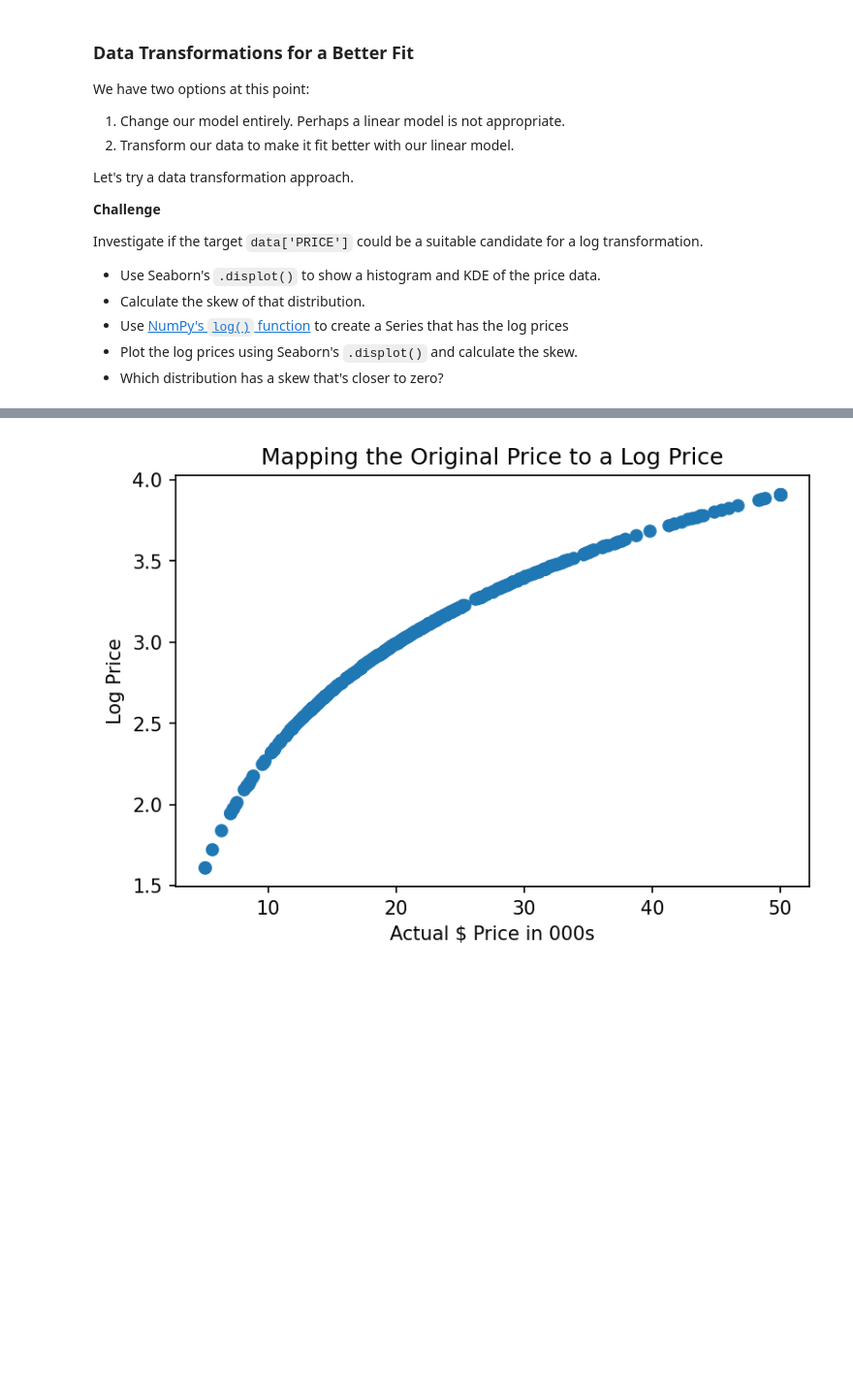
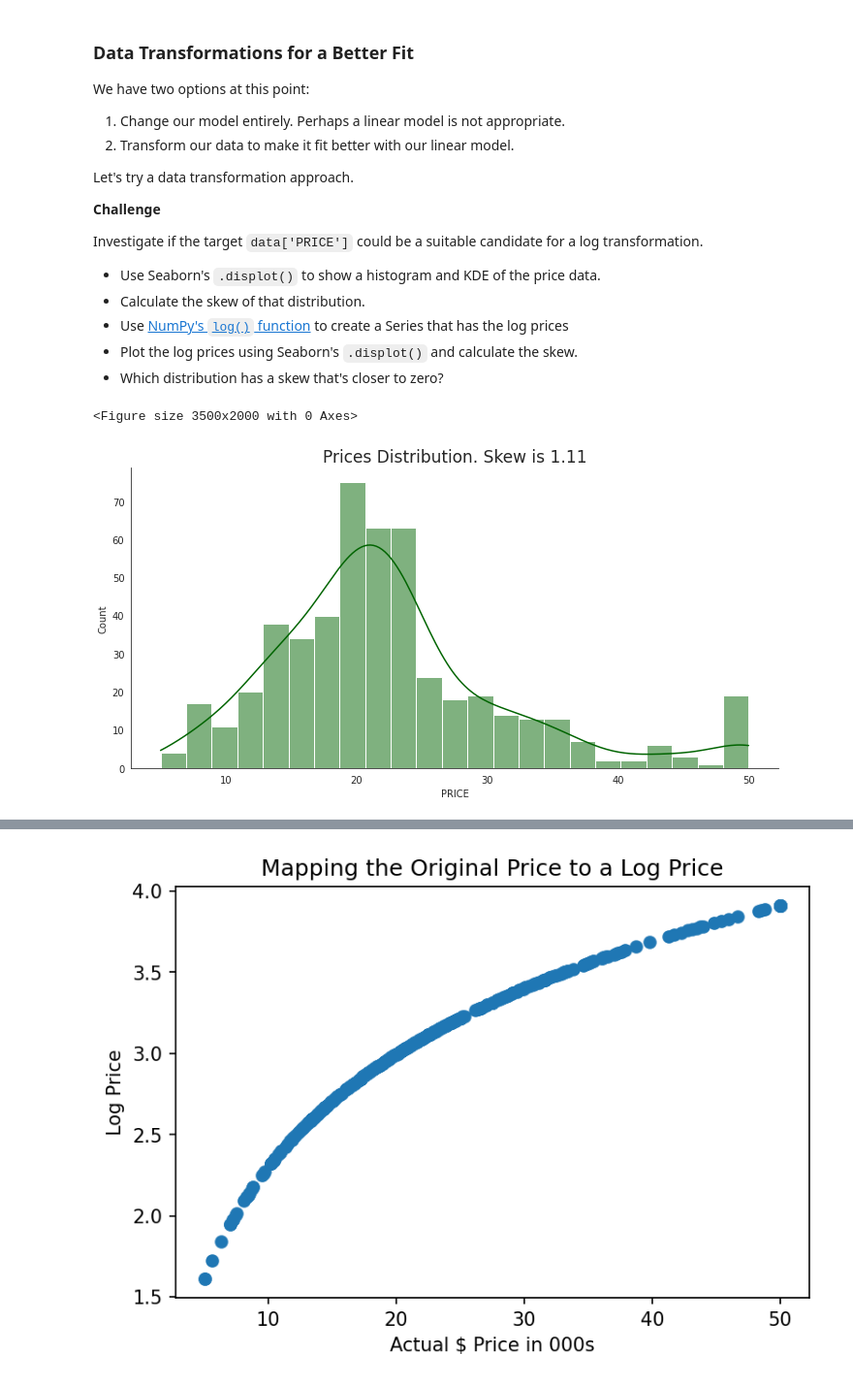
Before and after one commit to DarkDk123/House-valuation-model, a Jupyter notebook: Multivariable_Regression_and_Valuation_Model_(start).ipynb, the cells around one changed output, grey strips where cells are left out. Shown at 97% size. Drawn from its saved outputs; the diff is of its cells as text; code cells hidden in the pictures; blank space fills up the shorter version.

Commit message:
Log Transformation of data to better fit new model

```diff
--- a/Multivariable_Regression_and_Valuation_Model_(start).ipynb
+++ b/Multivariable_Regression_and_Valuation_Model_(start).ipynb
@@ -770,3 +770,21 @@ Investigate if the target `data['PRICE']` could be a suitable candidate for a lo
 * Use [NumPy's `log()` function](https://numpy.org/doc/stable/reference/generated/numpy.log.html) to create a Series that has the log prices
 * Plot the log prices using Seaborn's `.displot()` and calculate the skew.
 * Which distribution has a skew that's closer to zero?
+# %%
+# Calculating the Target's Skew.
+tgt_skw = data['PRICE'].skew()
+# Visualising PRICE Distribution with histogram & KDE.
+plt.figure(figsize=(14, 8), dpi=250)
+with sns.axes_style('white'):
+    sns.displot(
+        data=data['PRICE'],
+        kind='hist',
+        kde=True,
+        aspect=2,
+        color='darkgreen'
+    )
+plt.title(f"Prices Distribution. Skew is {tgt_skw:.3}", fontsize=17)
+plt.show()
+# %% [output]
+<Figure size 3500x2000 with 0 Axes>
+[figure, added]
```
Also changed, not shown: parts of 5 cells of this notebook.
